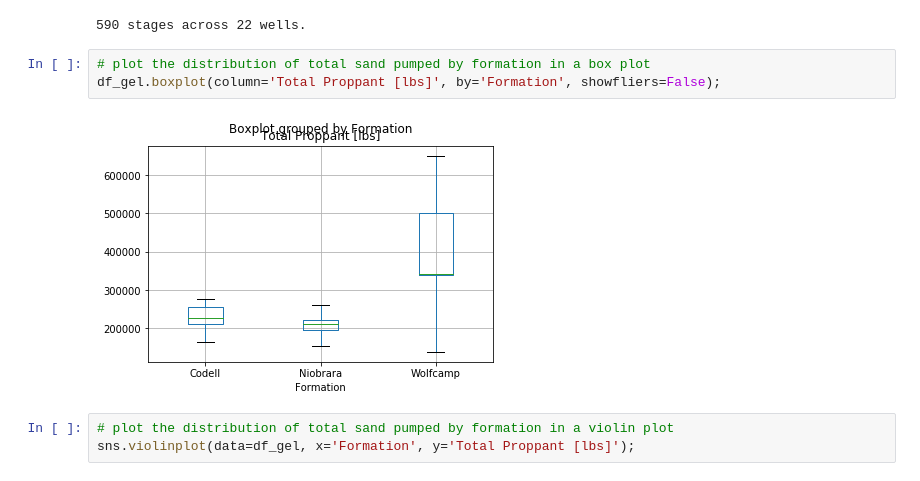
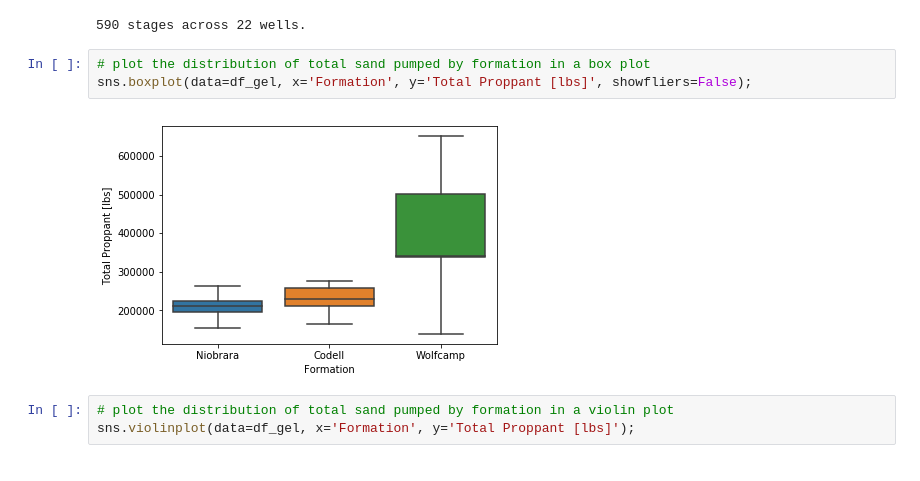
Before and after one commit to kykiefer/wdl, a Jupyter notebook: box_vs_violin_plots.ipynb, the cells around one changed output. Drawn from its saved outputs; the diff is of its cells as text.

```diff
--- a/box_vs_violin_plots.ipynb
+++ b/box_vs_violin_plots.ipynb
@@ -48,9 +48,9 @@ print("{} stages across {} wells.".format(df_gel.shape[0], len(df_gel['Well'].un
 590 stages across 22 wells.
 # %%
 # plot the distribution of total sand pumped by formation in a box plot
-df_gel.boxplot(column='Total Proppant [lbs]', by='Formation', showfliers=False);
+sns.boxplot(data=df_gel, x='Formation', y='Total Proppant [lbs]', showfliers=False);
 # %% [output]
-[figure, old version]
+[figure, new version]
 # %%
 # plot the distribution of total sand pumped by formation in a violin plot
 sns.violinplot(data=df_gel, x='Formation', y='Total Proppant [lbs]');
```
Also changed, not shown: parts of 2 cells of this notebook.
